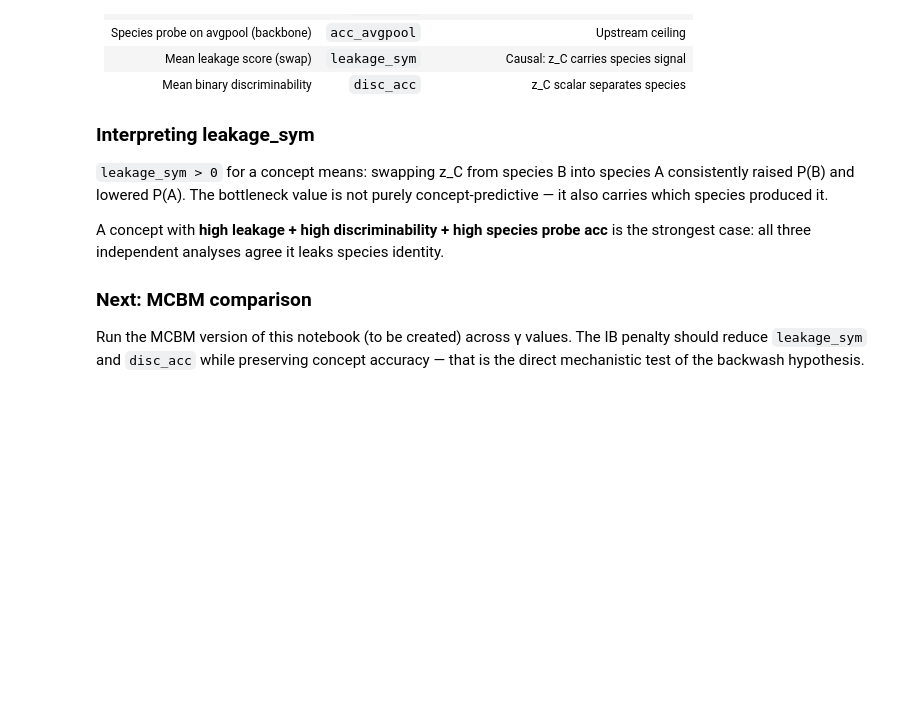
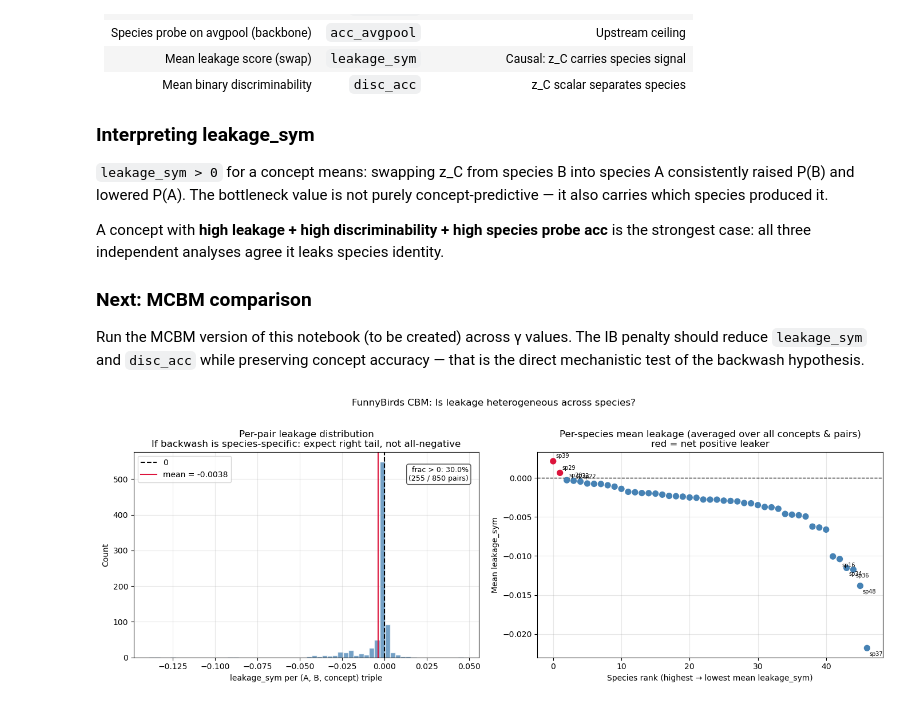
Before and after one commit to chinmayi-r/CBM-Concept-Backwash, a Jupyter notebook: funnybird_notebooks/fb_cbm_counterfactual.ipynb, the cells around one changed output. Drawn from its saved outputs; the diff is of its cells as text; code cells hidden in the pictures; blank space fills up the shorter version.

```diff
--- a/funnybird_notebooks/fb_cbm_counterfactual.ipynb
+++ b/funnybird_notebooks/fb_cbm_counterfactual.ipynb
@@ -835,3 +1007,52 @@ is the strongest case: all three independent analyses agree it leaks species ide
 Run the MCBM version of this notebook (to be created) across γ values.
 The IB penalty should reduce `leakage_sym` and `disc_acc` while preserving
 concept accuracy — that is the direct mechanistic test of the backwash hypothesis.
+# %%
+fig, axes = plt.subplots(1, 2, figsize=(14, 5))
+
+# Left: full histogram of per-pair leakage_sym
+ax = axes[0]
+vals = swap_df['leakage_sym'].values
+frac_pos = (vals > 0).mean()
+ax.hist(vals, bins=60, color='steelblue', alpha=0.75, edgecolor='white')
+ax.axvline(0,           color='black',  lw=1.5, ls='--', label='0')
+ax.axvline(vals.mean(), color='crimson', lw=1.5, ls='-',
+           label=f'mean = {vals.mean():.4f}')
+ax.text(0.97, 0.93, f'frac > 0: {frac_pos:.1%}\n({(vals>0).sum()} / {len(vals)} pairs)',
+        transform=ax.transAxes, fontsize=9, ha='right', va='top',
+        bbox=dict(boxstyle='round', facecolor='white', alpha=0.7))
+ax.set_xlabel('leakage_sym per (A, B, concept) triple')
+ax.set_ylabel('Count')
+ax.set_title('Per-pair leakage distribution\n'
+             'If backwash is species-specific: expect right tail, not all-negative')
+ax.legend(); ax.grid(True, alpha=0.3)
+t
+# Right: per-species mean leakage, ranked
+ax = axes[1]
+sp_leak = pd.concat([
+    swap_df[['sid_A', 'leakage_sym']].rename(columns={'sid_A': 'sid'}),
+    swap_df[['sid_B', 'leakage_sym']].rename(columns={'sid_B': 'sid'}),
+]).groupby('sid')['leakage_sym'].mean().reset_index(name='mean_leakage') \
+  .sort_values('mean_leakage', ascending=False).reset_index(drop=True)
+
+sp_colors = ['crimson' if v > 0 else 'steelblue' for v in sp_leak['mean_leakage']]
+ax.scatter(range(len(sp_leak)), sp_leak['mean_leakage'], c=sp_colors, s=50, zorder=3)
+ax.axhline(0, color='black', lw=1, ls='--')
+for rank, row in sp_leak.head(5).iterrows():
+    ax.annotate(f"sp{int(row['sid'])}", (rank, row['mean_leakage']),
+                textcoords='offset points', xytext=(3, 4), fontsize=7)
+for rank, row in sp_leak.tail(5).iterrows():
+    ax.annotate(f"sp{int(row['sid'])}", (rank, row['mean_leakage']),
+                textcoords='offset points', xytext=(3, -10), fontsize=7)
+ax.set_xlabel('Species rank (highest → lowest mean leakage_sym)')
+ax.set_ylabel('Mean leakage_sym')
+ax.set_title('Per-species mean leakage (averaged over all concepts & pairs)\n'
+             'red = net positive leaker')
+ax.grid(True, alpha=0.3)
+
+plt.suptitle('FunnyBirds CBM: Is leakage heterogeneous across species?', y=1.02)
+plt.tight_layout()
+plt.savefig('fb_cbm_leakage_dist.png', dpi=150, bbox_inches='tight')
+plt.show()
+# %% [output]
+[figure, added]
```
Also changed, not shown: parts of 27 cells of this notebook.
